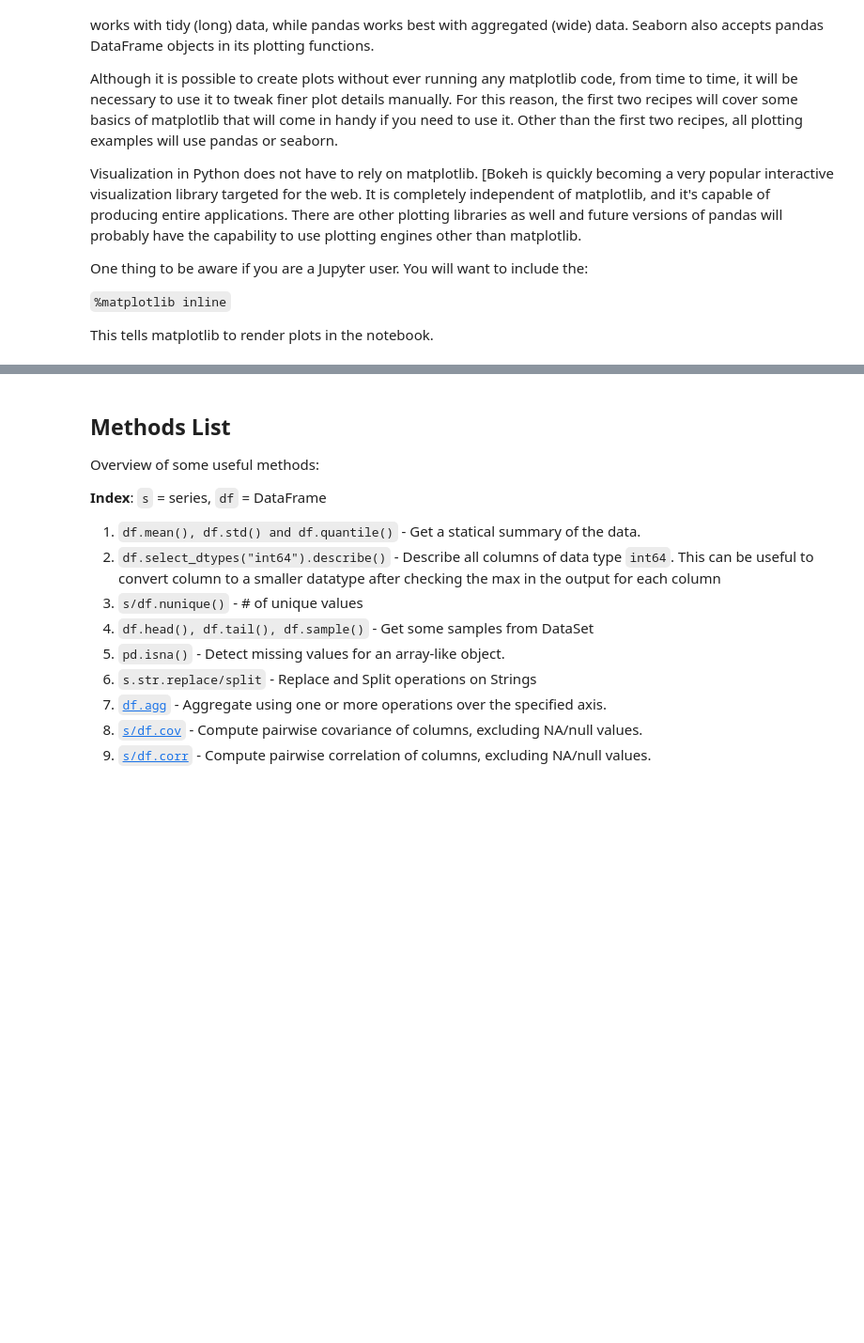
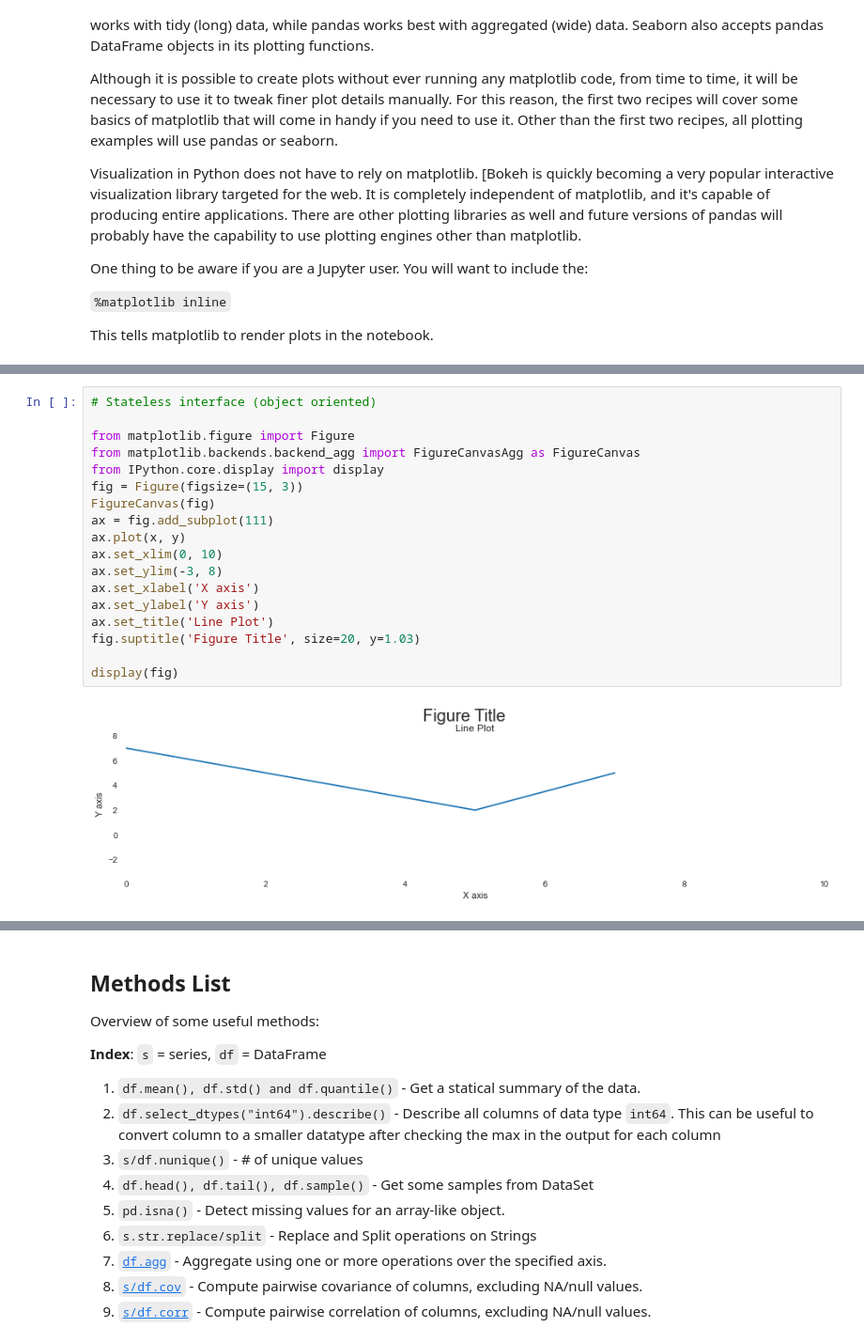
Before and after one commit to pkaran57/python-libs, a Jupyter notebook: pandas-lib/notebook/pandas.ipynb, the cells around one changed output, grey strips where cells are left out. Shown at 94% size. Drawn from its saved outputs; the diff is of its cells as text; blank space fills up the shorter version.

```diff
--- a/pandas-lib/notebook/pandas.ipynb
+++ b/pandas-lib/notebook/pandas.ipynb
@@ -3093,0 +3133,20 @@ This tells matplotlib to render plots in the notebook.
+# %%
+# Stateless interface (object oriented)
+
+from matplotlib.figure import Figure
+from matplotlib.backends.backend_agg import FigureCanvasAgg as FigureCanvas
+from IPython.core.display import display
+fig = Figure(figsize=(15, 3))
+FigureCanvas(fig)
+ax = fig.add_subplot(111)
+ax.plot(x, y)
+ax.set_xlim(0, 10)
+ax.set_ylim(-3, 8)
+ax.set_xlabel('X axis')
+ax.set_ylabel('Y axis')
+ax.set_title('Line Plot')
+fig.suptitle('Figure Title', size=20, y=1.03)
+
+display(fig)
+# %% [output]
+[figure, added]
```
Also changed, not shown: parts of 11 cells of this notebook.
